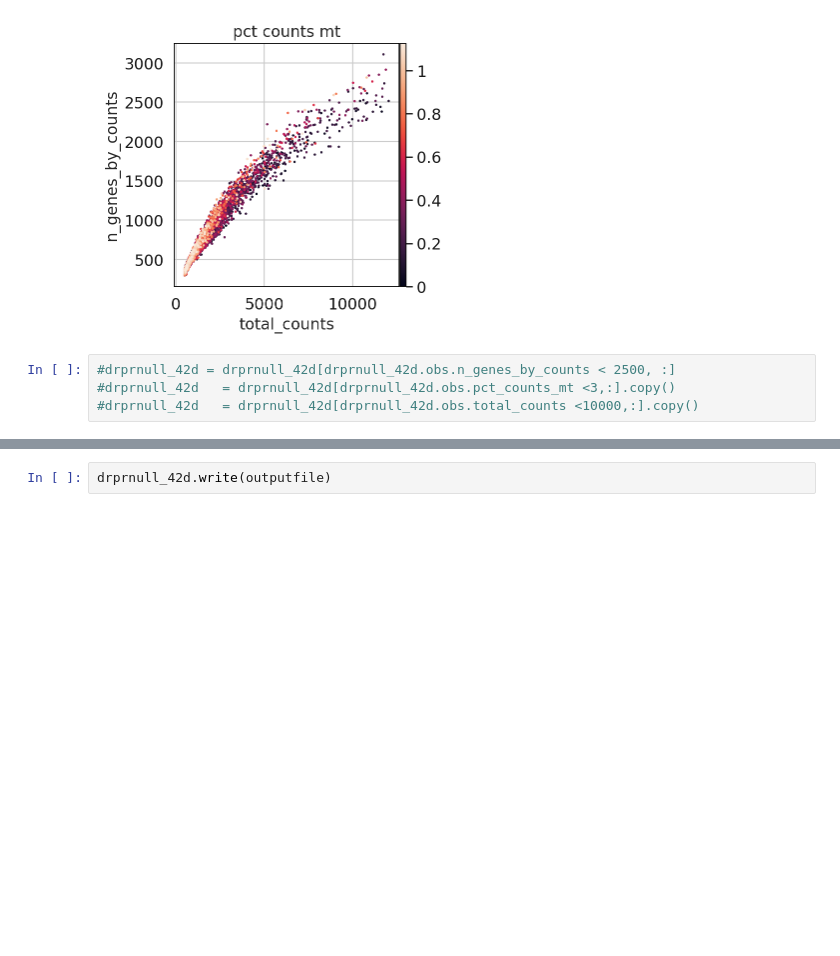
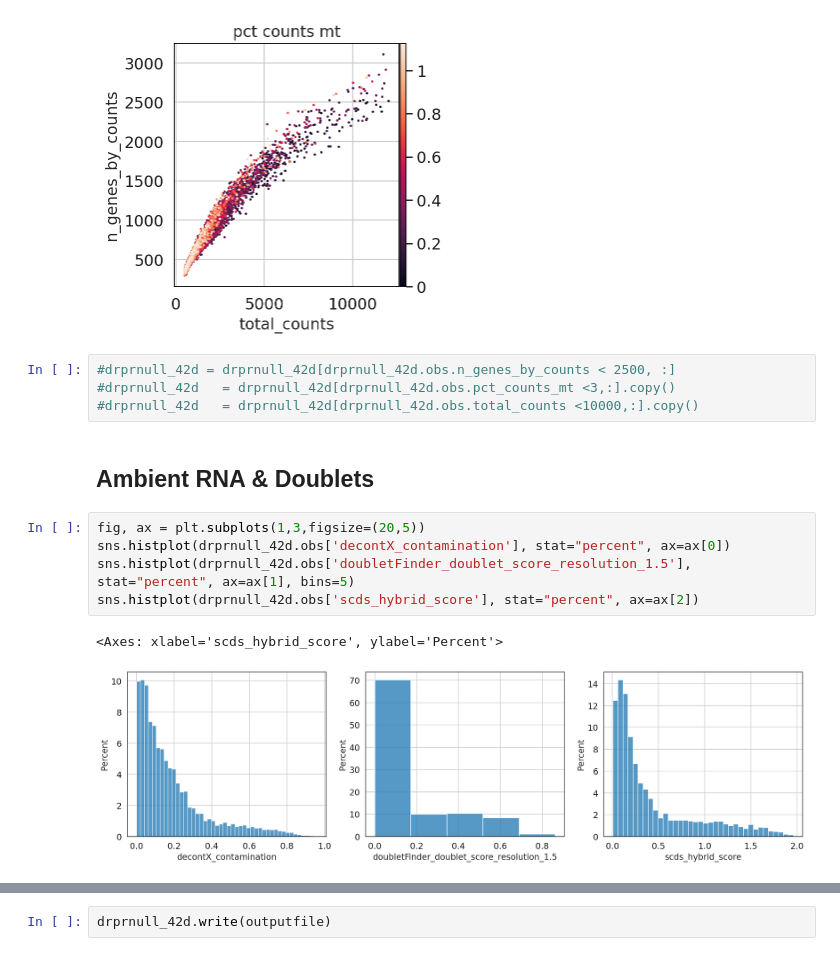
Before and after one commit to McCallLabBU/drpr_snRNAseq, a Jupyter notebook: scripts/preprocess_drprnull42D.ipynb, the cells around one changed output, grey strips where cells are left out. Saved outputs shown, nothing was run; the diff lists cells and outputs as text; blank space fills up the shorter version.

```diff
--- a/scripts/preprocess_drprnull42D.ipynb
+++ b/scripts/preprocess_drprnull42D.ipynb
@@ -180,3 +201,13 @@ sc.pl.scatter(drprnull_42d, "total_counts", "n_genes_by_counts", color="pct_coun
 #drprnull_42d = drprnull_42d[drprnull_42d.obs.n_genes_by_counts < 2500, :]
 #drprnull_42d   = drprnull_42d[drprnull_42d.obs.pct_counts_mt <3,:].copy()
 #drprnull_42d   = drprnull_42d[drprnull_42d.obs.total_counts <10000,:].copy()
+# %% [markdown]
+## Ambient RNA & Doublets
+# %%
+fig, ax = plt.subplots(1,3,figsize=(20,5))
+sns.histplot(drprnull_42d.obs['decontX_contamination'], stat="percent", ax=ax[0])
+sns.histplot(drprnull_42d.obs['doubletFinder_doublet_score_resolution_1.5'], stat="percent", ax=ax[1], bins=5)
+sns.histplot(drprnull_42d.obs['scds_hybrid_score'], stat="percent", ax=ax[2])
+# %% [output]
+<Axes: xlabel='scds_hybrid_score', ylabel='Percent'>
+[figure, added]
```
Also changed, not shown: parts of 9 cells of this notebook, 2 other files.
